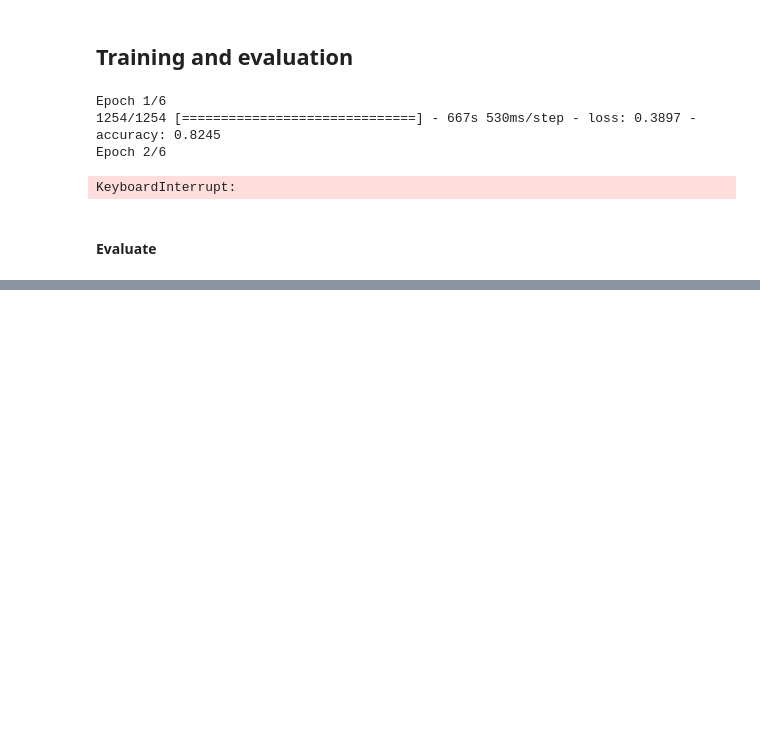
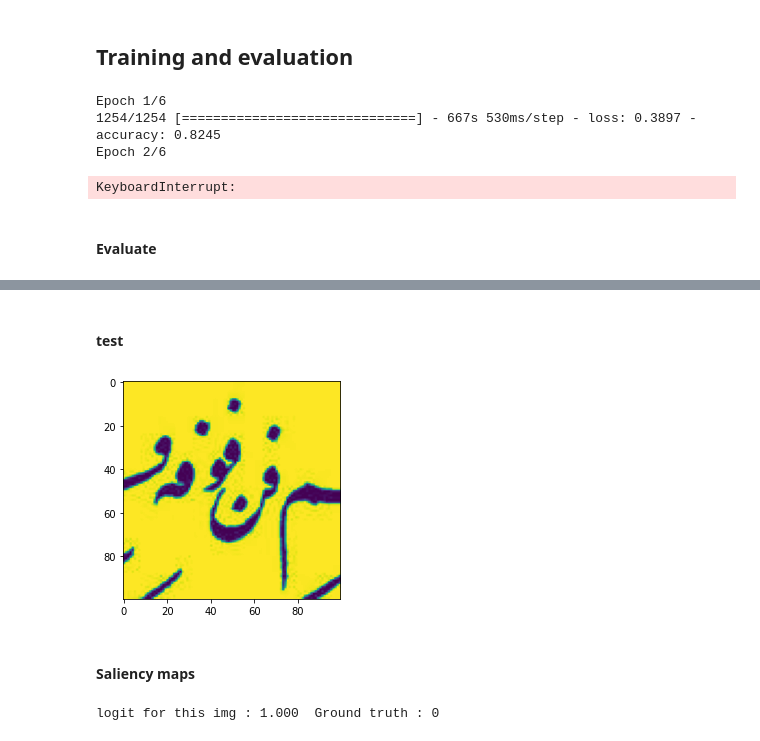
Before and after one commit to Mustapha-AJEGHRIR/arabic_calligraphy, a Jupyter notebook: notebooks/ACSR_rufa.ipynb, the cells around one changed output, grey strips where cells are left out. Saved outputs shown, nothing was run; the diff lists cells and outputs as text; code cells hidden in the pictures; blank space fills up the shorter version.

Commit message:
Saliency maps

```diff
--- a/notebooks/ACSR_rufa.ipynb
+++ b/notebooks/ACSR_rufa.ipynb
@@ -187,2 +190,28 @@ Test score: [0.2316255122423172, 0.971222996711731]
 # %%
 assert np.allclose(test_score, [.231625, .971222])
+# %% [markdown]
+#### test
+# %%
+import matplotlib.pyplot as plt
+
+for i in test_ds:
+  A = i
+  break
+img = A[0].numpy()[0, :, :, 0]
+label = A[1].numpy()[0]
+plt.imshow(img)
+plt.show()
+# %% [output]
+[figure, added]
+# %% [markdown]
+#### Saliency maps
+# %%
+inp = tf.convert_to_tensor(
+    img[None, :, :, None],
+    dtype = tf.float32
+)
+inp_var = tf.Variable(inp)
+
+print("logit for this img : {:.3f}".format(float(model(inp_var))), " Ground truth : {:.0f}".format(label))
+# %% [output]
+logit for this img : 1.000  Ground truth : 0
```
Also changed, not shown: parts of 7 cells of this notebook, 3 other files.
